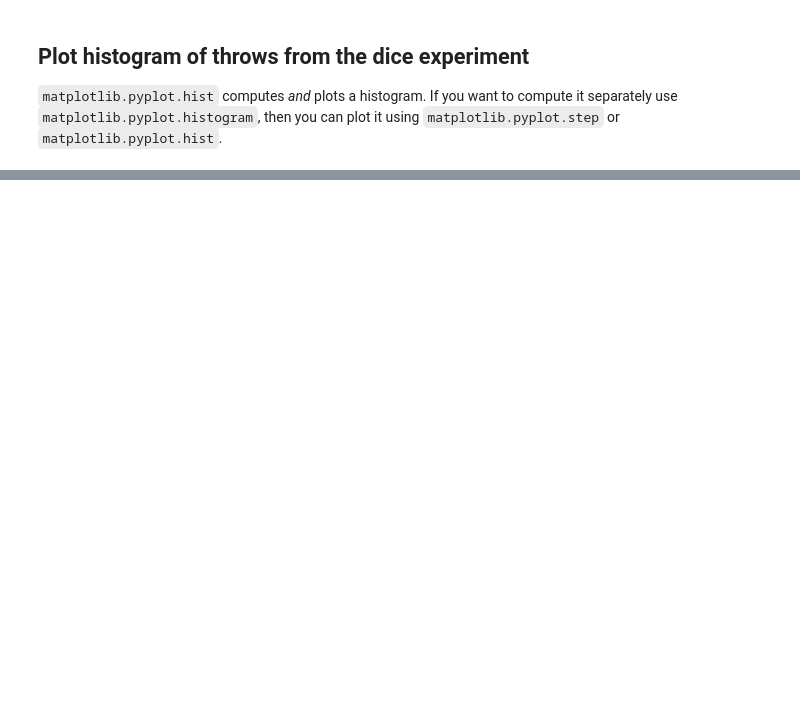
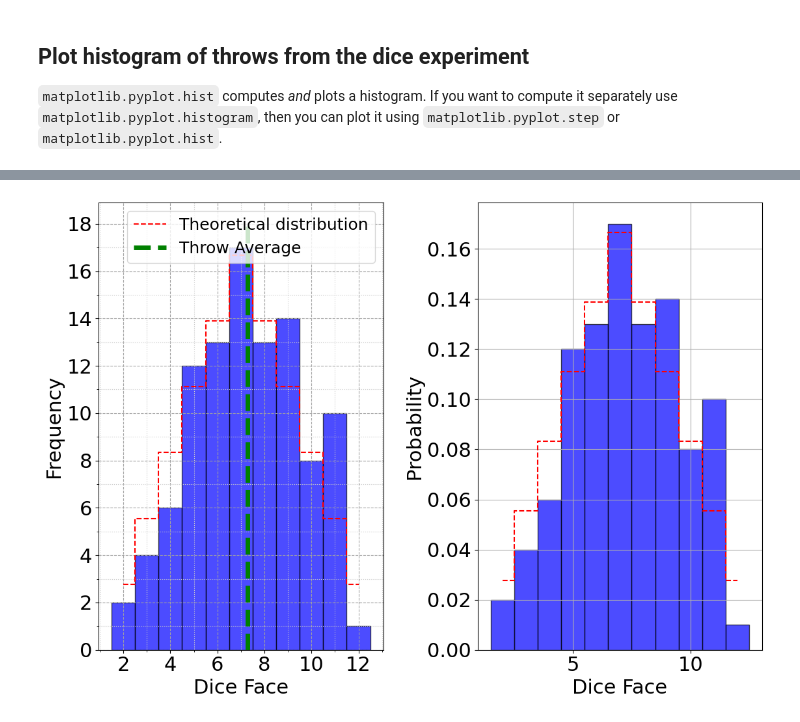
Before and after one commit to Group-Willitsch/Tutorial, a Jupyter notebook: 20 Intermediary Python/22_Plot_Dice.ipynb, the cells around one changed output, grey strips where cells are left out. Drawn from its saved outputs; the diff is of its cells as text; code cells hidden in the pictures; blank space fills up the shorter version.

```diff
--- a/20 Intermediary Python/22_Plot_Dice.ipynb
+++ b/20 Intermediary Python/22_Plot_Dice.ipynb
@@ -124,2 +150,69 @@ plt.tight_layout()
+# %%
+# Change default font size in plots
+plt.rcParams.update({'font.size': 22})
+
+# Set figure size to A4 size (inches)
+plt.rcParams['figure.figsize'] = 11.69,8.27
+
+# For grid spacing
+from matplotlib.ticker import (AutoMinorLocator, MultipleLocator)
+# %%
+## Plot histogram of throws from the dice experiment
+
+# matplotlib.pyplot.hist computes and plots a histogram.
+
+# create the figure and the two axis
+fig, ax = plt.subplots(1,2,num='Histogram of Dice Throws',clear=True)
+
+# plot the histogram in the first axis (counts)
+ax[0].hist(result, bins=np.arange(dices,dices*faces+2)-0.5,
+        density=False,
+        alpha=0.7, color='blue', edgecolor='black')
+
+# Theoretical distribution scaled to number of throws
+ax[0].step(outcomes, np.array(y) * throw, where='mid', color='r', linestyle='--', label='Theoretical distribution')
+
+# Average of the throws
+ax[0].vlines(np.mean(result), 0, np.max(result)*1.5, color='g', linestyle='--', lw=5, label='Throw Average')
+
+
+# plot the histogram in the second axis (probability density)
+ax[1].hist(result, bins=np.arange(dices,dices*faces+2)-0.5,
+        density=True,
+        alpha=0.7, color='blue', edgecolor='black')
+
+# Theoretical distribution
+ax[1].step(outcomes, np.array(y), where='mid', color='r', linestyle='--', label='Theoretical distribution')
+
+# Now some cosmetics
+
+# set x labels
+ax[0].set_xlabel('Dice Face')
+ax[1].set_xlabel('Dice Face')
+
+# set y labels
+ax[0].set_ylabel('Frequency')
+ax[1].set_ylabel('Probability')
+
+# Change major ticks to show every 2.
+ax[0].xaxis.set_major_locator(MultipleLocator(2))
+ax[0].yaxis.set_major_locator(MultipleLocator(2))
+
+# Change minor ticks to show every 1. (2/2 = 1)
+ax[0].xaxis.set_minor_locator(AutoMinorLocator(2))
+ax[0].yaxis.set_minor_locator(AutoMinorLocator(2))
+
+# Turn grid on for both major and minor ticks and style minor slightly
+# differently.
+ax[0].grid(which='major', color="#A2A2A2", linestyle='--')
+ax[0].grid(which='minor', color='#CCCCCC', linestyle=':')
+
+ax[1].grid()
+
+ax[0].legend(fontsize=18)
+
+plt.tight_layout()
+# %% [output]
+[figure, added]
 # %%
 help(plt.subplots)
```
Also changed, not shown: parts of 13 cells of this notebook.
